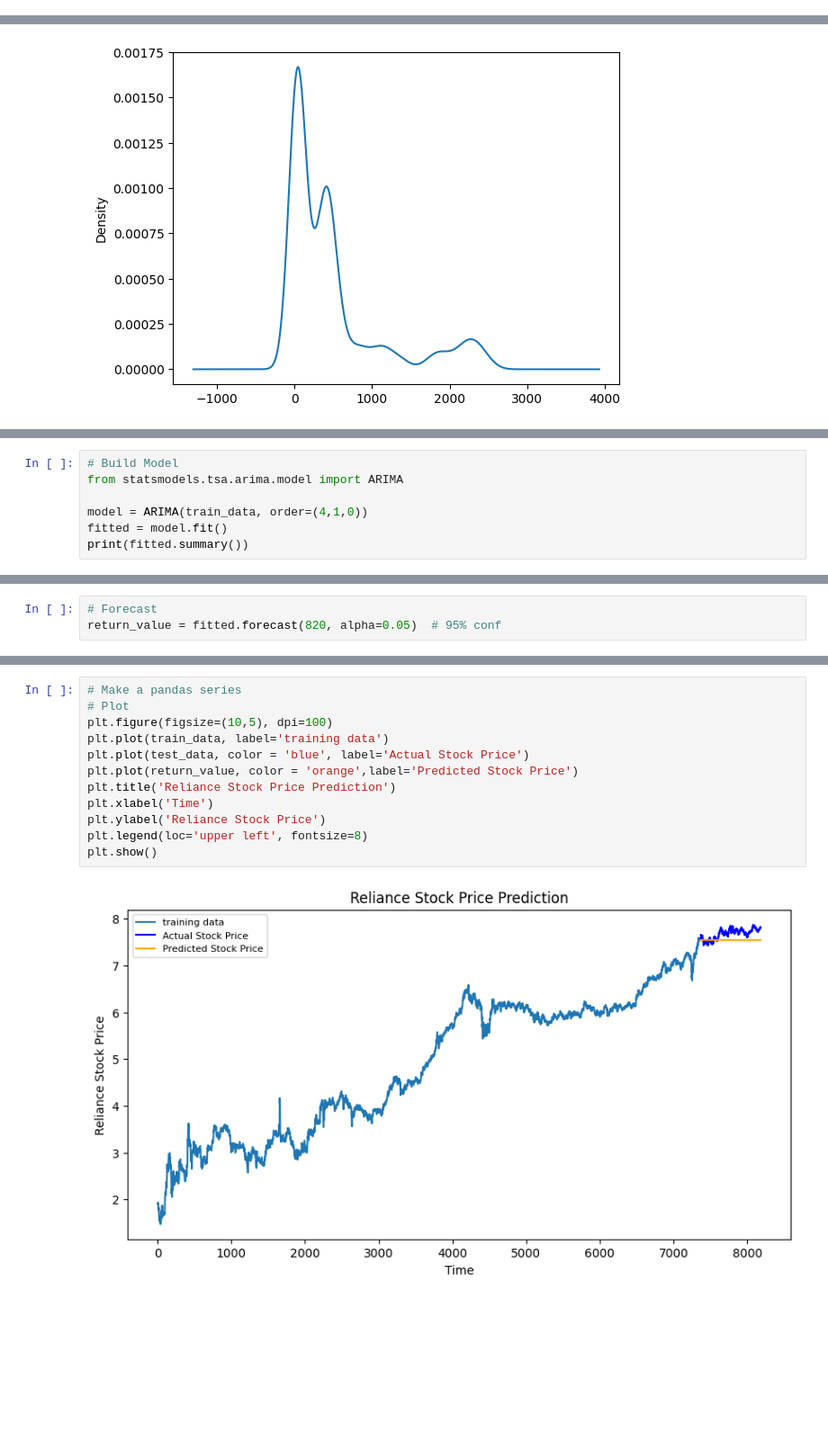
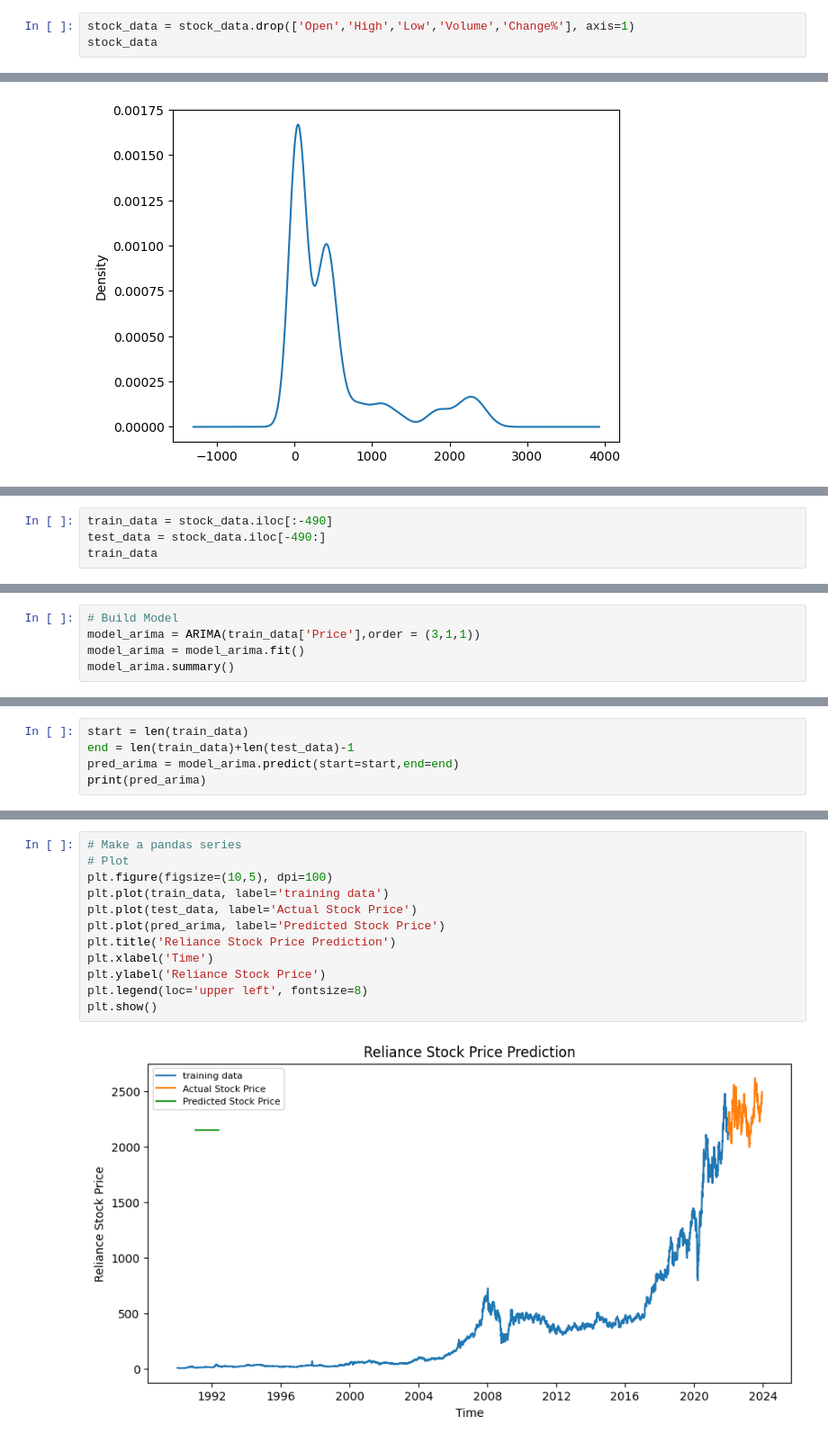
Before and after one commit to B1-080441/Stock-Price-Analysis-And-Prediction-Using-ML, a Jupyter notebook: ML Analysis/time-series_demo.ipynb, the cells around one changed output, grey strips where cells are left out. Shown at 90% size. Cells and saved outputs as stored; diff of their text form; blank space fills up the shorter version.

```diff
--- a/ML Analysis/time-series_demo.ipynb
+++ b/ML Analysis/time-series_demo.ipynb
@@ -61,2 +84,5 @@ Index(['Date', ' Price', ' Open', ' High', ' Low', ' Volume', ' Change%'], dtype
 # %%
 stock_data = stock_data.rename(columns={' Price':'Price',' Open': 'Open', ' High': 'High', ' Low': 'Low', ' Volume':'Volume',' Change%':'Change%'})
+# %%
+stock_data = stock_data.drop(['Open','High','Low','Volume','Change%'], axis=1)
+stock_data
@@ -151,0 +365,4 @@ plt.legend()
+# %%
+train_data = stock_data.iloc[:-490]
+test_data = stock_data.iloc[-490:]
+train_data
@@ -187,8 +421,6 @@ Warnings:
 # %%
 # Build Model
-from statsmodels.tsa.arima.model import ARIMA
-
-model = ARIMA(train_data, order=(4,1,0))
-fitted = model.fit()
-print(fitted.summary())
+model_arima = ARIMA(train_data['Price'],order = (3,1,1))
+model_arima = model_arima.fit()
+model_arima.summary()
 # %% [output]
@@ -212,3 +447,5 @@ Warnings:
 # %%
-# Forecast
-return_value = fitted.forecast(820, alpha=0.05)  # 95% conf
+start = len(train_data)
+end = len(train_data)+len(test_data)-1
+pred_arima = model_arima.predict(start=start,end=end)
+print(pred_arima)
@@ -215,14 +490,14 @@ return_value = fitted.forecast(820, alpha=0.05)  # 95% conf
 # %%
 # Make a pandas series
 # Plot
 plt.figure(figsize=(10,5), dpi=100)
 plt.plot(train_data, label='training data')
-plt.plot(test_data, color = 'blue', label='Actual Stock Price')
-plt.plot(return_value, color = 'orange',label='Predicted Stock Price')
+plt.plot(test_data, label='Actual Stock Price')
+plt.plot(pred_arima, label='Predicted Stock Price')
 plt.title('Reliance Stock Price Prediction')
 plt.xlabel('Time')
 plt.ylabel('Reliance Stock Price')
 plt.legend(loc='upper left', fontsize=8)
 plt.show()
 # %% [output]
-[figure, old version]
+[figure, new version]
```
Also changed, not shown: parts of 43 cells of this notebook, 1 other file.
